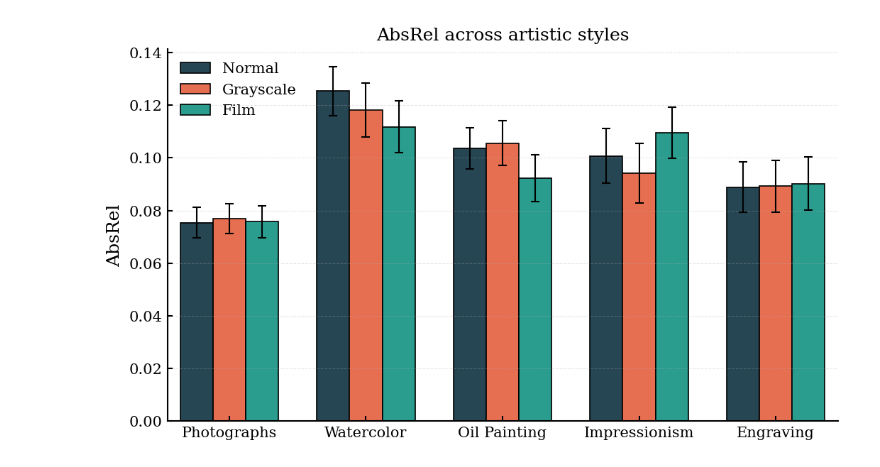
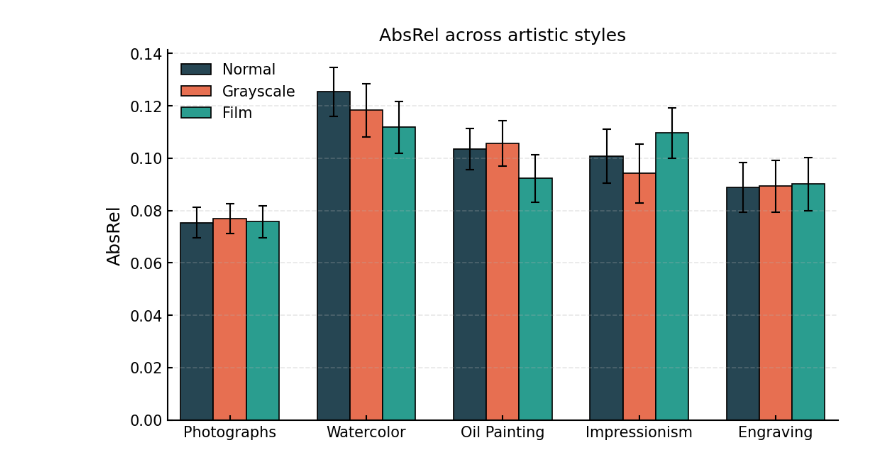
Before and after one commit to sophiaargh/code-from-canvas-to-pointcloud, a Jupyter notebook: plot_gray.ipynb, the cells around one changed output. Cells and saved outputs as stored; diff of their text form; code cells hidden in the pictures.

```diff
--- a/plot_gray.ipynb
+++ b/plot_gray.ipynb
@@ -30,10 +30,9 @@ VARIANTS_LIST = ["Normal", "Grayscale", "Film"]
 # --------------------------------------------------
 # Matplotlib publication styling
 # --------------------------------------------------
+# Reverted to matplotlib's default sans-serif font
 plt.rcParams.update({
-    "font.family": "serif",
-    "font.serif": ["DejaVu Serif"],
-    "mathtext.fontset": "cm",
+    "font.family": "sans-serif",
     "font.size": 11,
     "axes.labelsize": 12,
     "axes.titlesize": 12,
@@ -47,7 +46,6 @@ plt.rcParams.update({
     "ytick.major.width": 1.0,
     "xtick.direction": "in",
     "ytick.direction": "in",
-    "grid.linewidth": 0.5,
     "pdf.fonttype": 42,
     "ps.fonttype": 42
 })
@@ -95,31 +93,31 @@ for i, variant in enumerate(VARIANTS_LIST):
             "elinewidth": 1.0,
             "capthick": 1.0
         }
     )
 
 # --------------------------------------------------
 # Formatting
 # --------------------------------------------------
 ax.set_xticks(x)
 ax.set_xticklabels([DISPLAY_NAMES[b] for b in BASELINES])
 ax.set_ylabel(METRIC)
 ax.set_title(f"{METRIC} across artistic styles")
 
 ax.legend(frameon=False, loc="upper left")
 ax.spines["top"].set_visible(False)
 ax.spines["right"].set_visible(False)
 
 ax.grid(axis="y", linestyle="--", alpha=0.3)
 ax.margins(x=0.02)
 plt.tight_layout()
 
 # --------------------------------------------------
 # Save figure
 # --------------------------------------------------
 if SAVE_FIGURE:
     plt.savefig(OUTPUT_NAME, bbox_inches="tight", transparent=True)
     print(f"Saved figure to: {OUTPUT_NAME}")
 
 plt.show()
 # %% [output]
-[figure, old version]
+[figure, new version]
```
Also changed, not shown: 2 other files.
